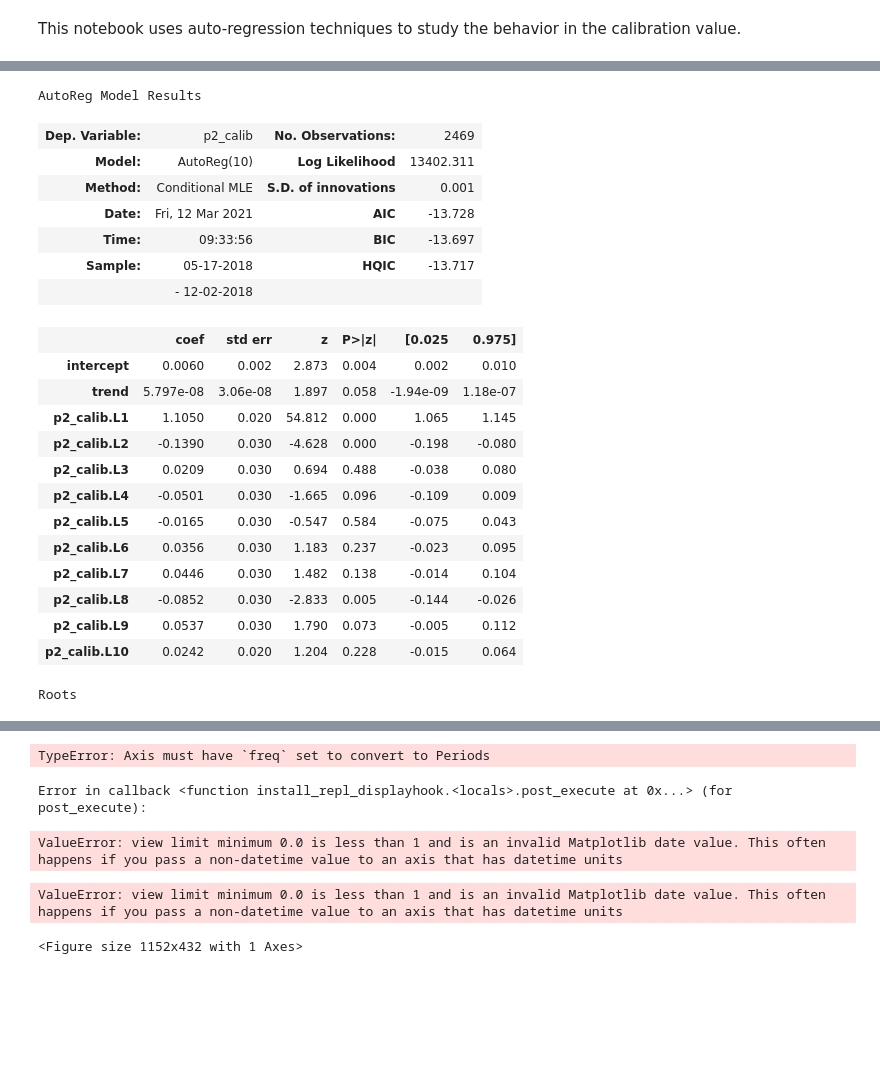
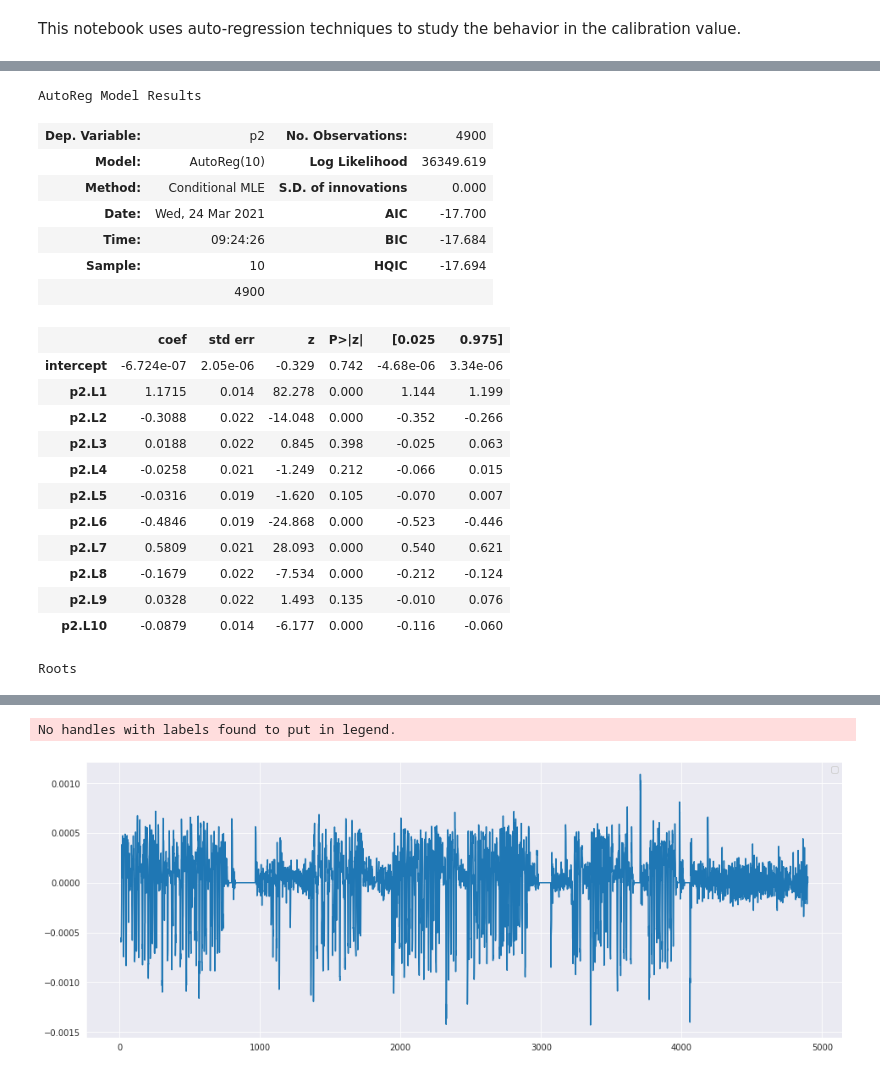
Before and after one commit to UMN-CMS/ECAL_FAIR, a Jupyter notebook: notebooks/auto_regression.ipynb, the cells around one changed output, grey strips where cells are left out. Drawn from its saved outputs; the diff is of its cells as text; code cells hidden in the pictures; blank space fills up the shorter version.

```diff
--- a/notebooks/auto_regression.ipynb
+++ b/notebooks/auto_regression.ipynb
@@ -9,18 +9,24 @@ from sklearn import preprocessing
 from common.utils import TimeSeriesTensor, create_evaluation_df, mape, scale_shrinker
 # %%
 #load the data
-test = pd.read_csv('../data/test_avg.csv', index_col=0)
-valid = pd.read_csv('../data/valid_avg.csv', index_col=0)
-train = pd.read_csv('../data/train_avg.csv', index_col=0)
-#fix index
-test.index = pd.to_datetime(test.index).to_period('H')
-valid.index = pd.to_datetime(valid.index).to_period('H')
-train.index = pd.to_datetime(train.index).to_period('H')
+xtal = 54002
+test = pd.read_csv('../data/test_diff_{}.csv'.format(xtal), index_col=0)
+valid = pd.read_csv('../data/valid_diff_{}.csv'.format(xtal), index_col=0)
+train = pd.read_csv('../data/train_diff_{}.csv'.format(xtal), index_col=0)
+#set index to datetime periods
+#test.index = pd.to_datetime(test.index).to_period('H')
+#valid.index = pd.to_datetime(valid.index).to_period('H')
+#train.index = pd.to_datetime(train.index).to_period('H')
+#set index to datetime
+test.index = pd.to_datetime(test.index)
+valid.index = pd.to_datetime(valid.index)
+train.index = pd.to_datetime(train.index)
+
 #df.index = pd.DatetimeIndex(df.index).to_period('M')
 #only take calibration values
-test = test[['p2_calib']]
-valid = valid[['p2_calib']]
-train = train[['p2_calib']]
+test = test[['p2']]
+valid = valid[['p2']]
+train = train[['p2']]
 
 full = train.append([valid,test])
 full.head()
@@ -83,30 +89,29 @@ import seaborn as sns
 from statsmodels.tsa.ar_model import AutoReg, ar_select_order
 from statsmodels.tsa.api import acf, pacf, graphics
 # %%
-model = AutoReg(full.p2_calib, 10, trend='ct', old_names=True)
+model = AutoReg(full.p2, 10, old_names=True)
 results = model.fit()
 results.summary()
 # %% [output]
 AutoReg Model Results
-| Dep. Variable: | p2_calib | No. Observations: | 2469 |
-| Model: | AutoReg(10) | Log Likelihood | 13402.311 |
-| Method: | Conditional MLE | S.D. of innovations | 0.001 |
-| Date: | Fri, 12 Mar 2021 | AIC | -13.728 |
-| Time: | 09:33:56 | BIC | -13.697 |
-| Sample: | 05-17-2018 | HQIC | -13.717 |
-|  | - 12-02-2018 |  |  |
+| Dep. Variable: | p2 | No. Observations: | 4900 |
+| Model: | AutoReg(10) | Log Likelihood | 36349.619 |
+| Method: | Conditional MLE | S.D. of innovations | 0.000 |
+| Date: | Wed, 24 Mar 2021 | AIC | -17.700 |
+| Time: | 09:24:26 | BIC | -17.684 |
+| Sample: | 10 | HQIC | -17.694 |
+|  | 4900 |  |  |
 |  | coef | std err | z | P>|z| | [0.025 | 0.975] |
-| intercept | 0.0060 | 0.002 | 2.873 | 0.004 | 0.002 | 0.010 |
-| trend | 5.797e-08 | 3.06e-08 | 1.897 | 0.058 | -1.94e-09 | 1.18e-07 |
-| p2_calib.L1 | 1.1050 | 0.020 | 54.812 | 0.000 | 1.065 | 1.145 |
-| p2_calib.L2 | -0.1390 | 0.030 | -4.628 | 0.000 | -0.198 | -0.080 |
-| p2_calib.L3 | 0.0209 | 0.030 | 0.694 | 0.488 | -0.038 | 0.080 |
-| p2_calib.L4 | -0.0501 | 0.030 | -1.665 | 0.096 | -0.109 | 0.009 |
-| p2_calib.L5 | -0.0165 | 0.030 | -0.547 | 0.584 | -0.075 | 0.043 |
-| p2_calib.L6 | 0.0356 | 0.030 | 1.183 | 0.237 | -0.023 | 0.095 |
-| p2_calib.L7 | 0.0446 | 0.030 | 1.482 | 0.138 | -0.014 | 0.104 |
-| p2_calib.L8 | -0.0852 | 0.030 | -2.833 | 0.005 | -0.144 | -0.026 |
-| p2_calib.L9 | 0.0537 | 0.030 | 1.790 | 0.073 | -0.005 | 0.112 |
-| p2_calib.L10 | 0.0242 | 0.020 | 1.204 | 0.228 | -0.015 | 0.064 |
+| intercept | -6.724e-07 | 2.05e-06 | -0.329 | 0.742 | -4.68e-06 | 3.34e-06 |
+| p2.L1 | 1.1715 | 0.014 | 82.278 | 0.000 | 1.144 | 1.199 |
+| p2.L2 | -0.3088 | 0.022 | -14.048 | 0.000 | -0.352 | -0.266 |
+| p2.L3 | 0.0188 | 0.022 | 0.845 | 0.398 | -0.025 | 0.063 |
+| p2.L4 | -0.0258 | 0.021 | -1.249 | 0.212 | -0.066 | 0.015 |
+| p2.L5 | -0.0316 | 0.019 | -1.620 | 0.105 | -0.070 | 0.007 |
+| p2.L6 | -0.4846 | 0.019 | -24.868 | 0.000 | -0.523 | -0.446 |
+| p2.L7 | 0.5809 | 0.021 | 28.093 | 0.000 | 0.540 | 0.621 |
+| p2.L8 | -0.1679 | 0.022 | -7.534 | 0.000 | -0.212 | -0.124 |
+| p2.L9 | 0.0328 | 0.022 | 1.493 | 0.135 | -0.010 | 0.076 |
+| p2.L10 | -0.0879 | 0.014 | -6.177 | 0.000 | -0.116 | -0.060 |
 Roots
 |  | Real | Imaginary | Modulus | Frequency |
@@ -127,11 +132,8 @@ sns.mpl.rc('figure', figsize=(16,6))
 
 figure = results.plot_predict()
 # %% [output]
-TypeError: Axis must have `freq` set to convert to Periods
+No handles with labels found to put in legend.
-Error in callback <function install_repl_displayhook.<locals>.post_execute at 0x...> (for post_execute):
-ValueError: view limit minimum 0.0 is less than 1 and is an invalid Matplotlib date value. This often happens if you pass a non-datetime value to an axis that has datetime units
-ValueError: view limit minimum 0.0 is less than 1 and is an invalid Matplotlib date value. This often happens if you pass a non-datetime value to an axis that has datetime units
-<Figure size 1152x432 with 1 Axes>
+[figure, added]
 # %%
 fig = plt.figure(figsize=(16,9))
 fig = results.plot_diagnostics(fig=fig, lags=20)
```
Also changed, not shown: parts of 21 cells of this notebook, 8 other files.
